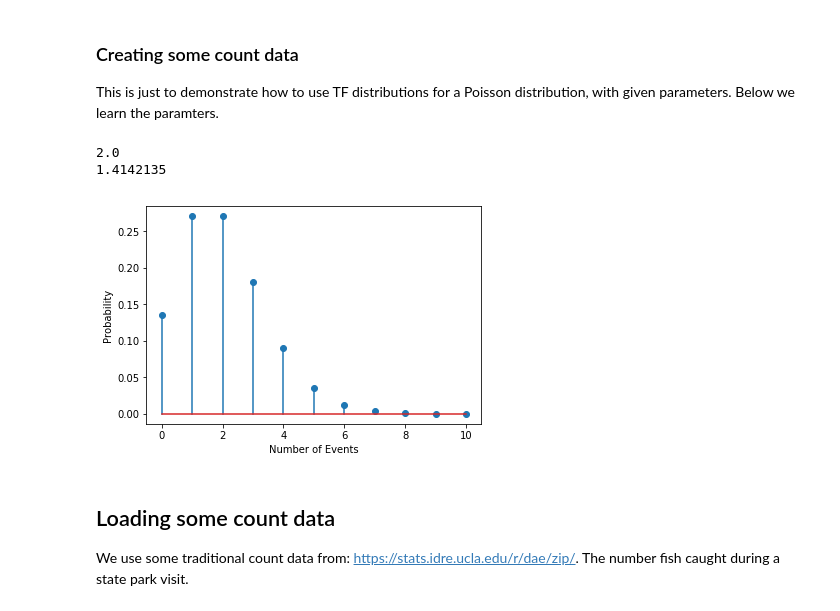
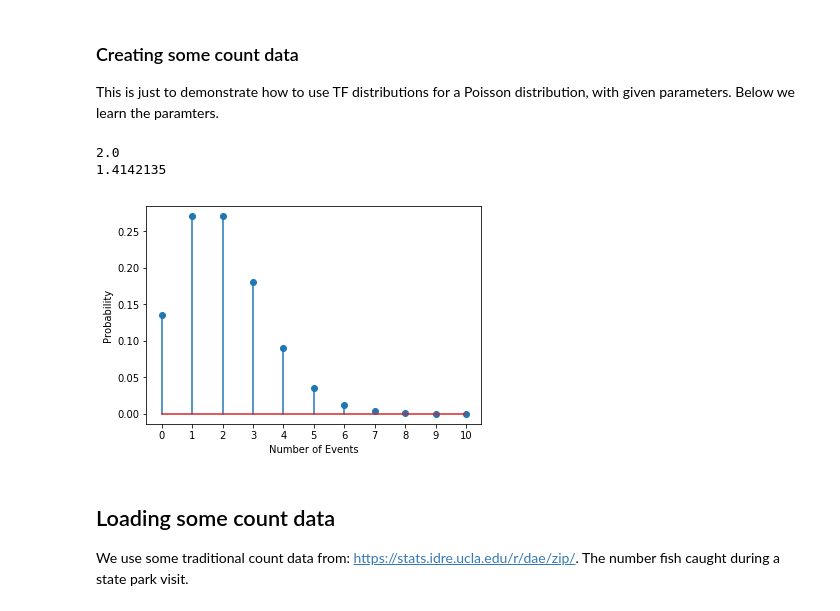
Before and after one commit to tensorchiefs/dl_book, a Jupyter notebook: chapter_05/nb_ch05_creg.ipynb, the cells around one changed output. Cells and saved outputs as stored; diff of their text form; code cells hidden in the pictures.

```diff
--- a/chapter_05/nb_ch05_creg.ipynb
+++ b/chapter_05/nb_ch05_creg.ipynb
@@ -54,26 +54,26 @@ This is just to demonstrate how to use TF distributions for a Poisson distributi
 # %%
 # 10          20       30        40       50         55
 #123456789012345678901234567890123456789012345678901234
 dist = tfd.poisson.Poisson(rate = 2) #A
 vals = np.linspace(0,10,11) #B
 p = dist.prob(vals) #C
 print(dist.mean().numpy())  #D
 print(dist.stddev().numpy())   #E
-
+plt.xticks(vals)
 plt.stem(vals, p)
 plt.xlabel('Number of Events')
 plt.ylabel('Probability')
 plt.savefig('ch05_rain.pdf')
 
 #A Poisson distribution with parameter rate 2
 #B some values for the x-axis in figure 5.rain
 #C the probability for the values
 #D the mean value yielding 2.0
 #E the standard deviation yielding sqrt(2.0) = 1.41...
 # %% [output]
 2.0
 1.4142135
-[figure, old version]
+[figure, new version]
 # %% [markdown]
 ## Loading some count data
 
```
Also changed, not shown: parts of 5 cells of this notebook.
